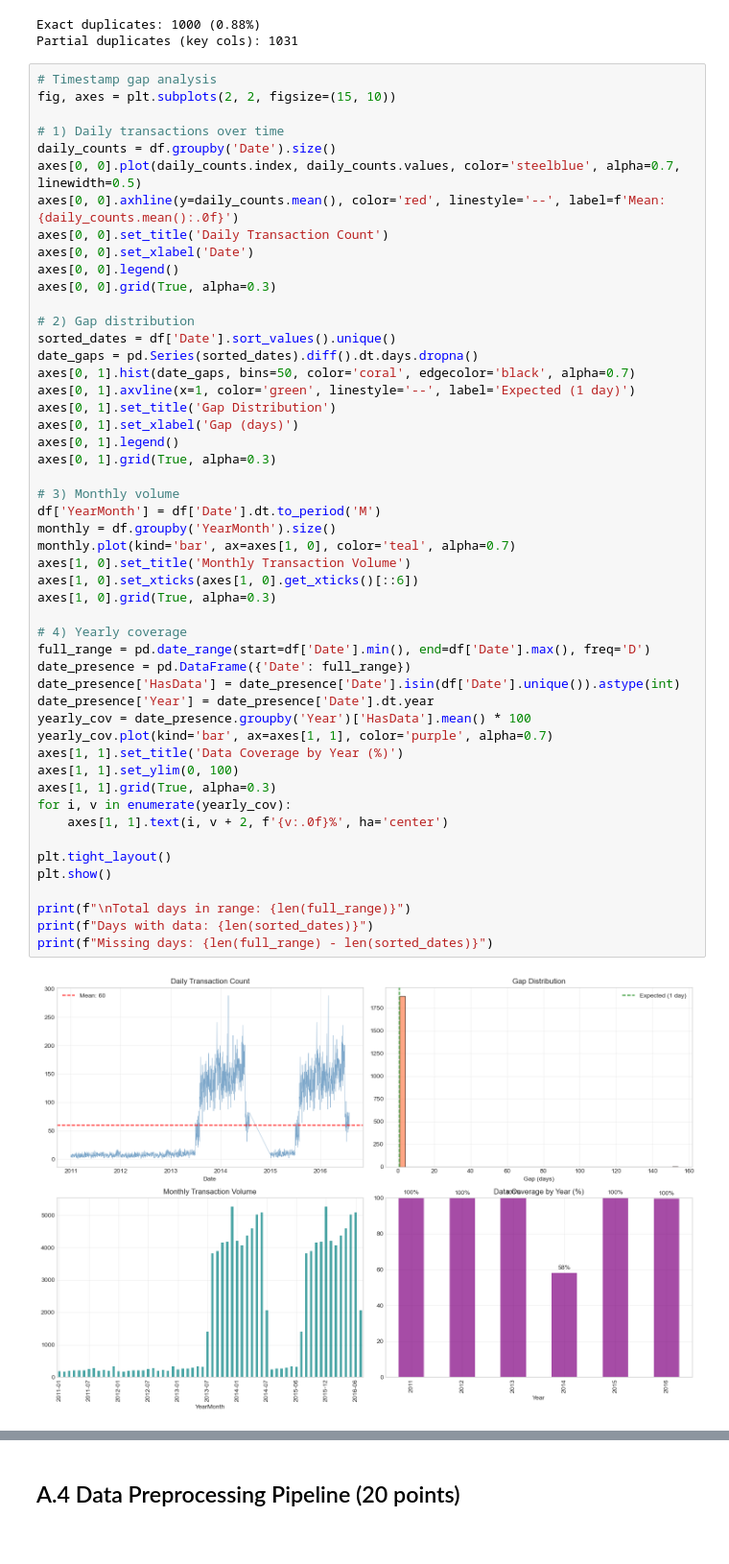
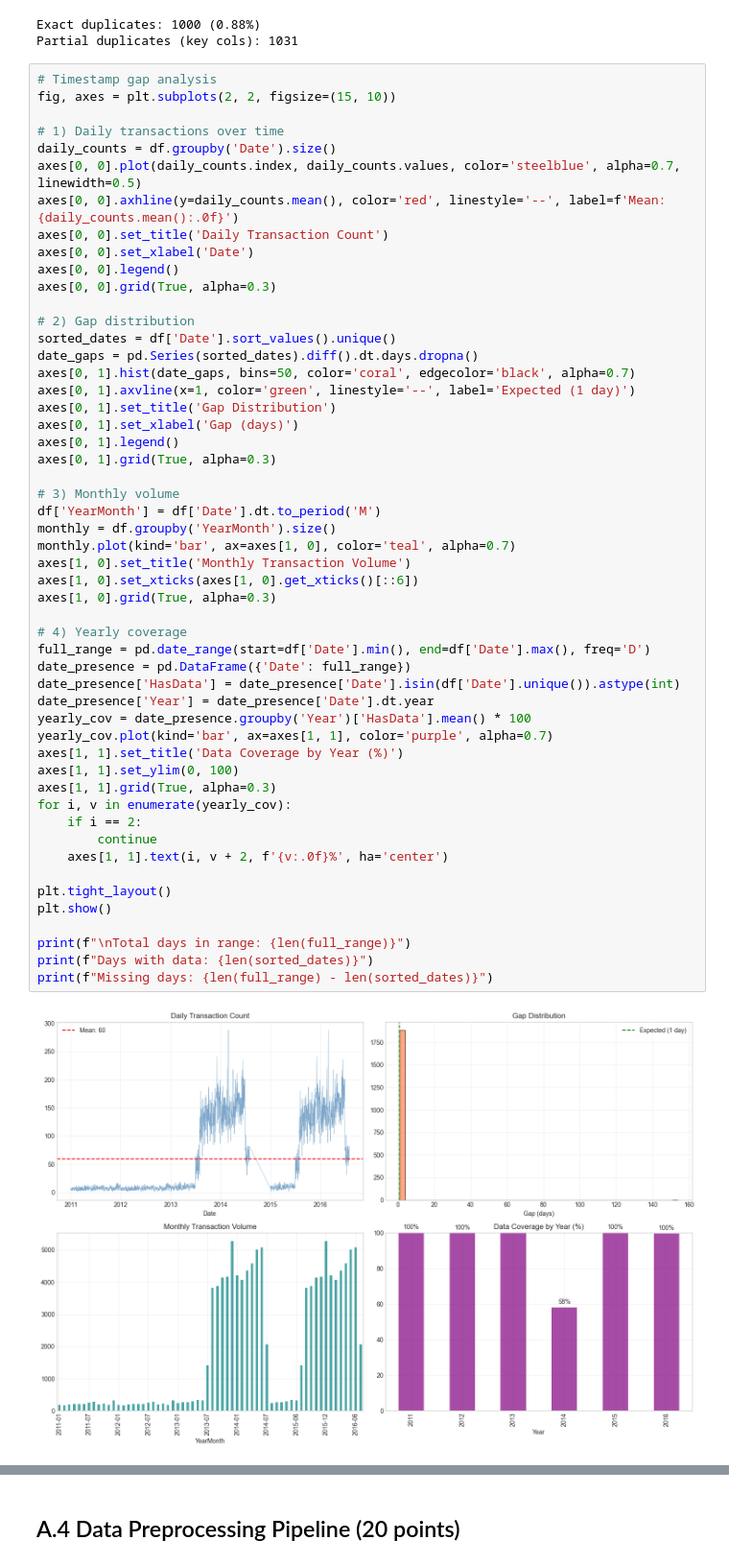
Before and after one commit to Kotschnig-edu/DataAnalysis, a Jupyter notebook: Project.ipynb, the cells around one changed output, grey strips where cells are left out. Shown at 96% size. Saved outputs shown, nothing was run; the diff lists cells and outputs as text.

```diff
--- a/Project.ipynb
+++ b/Project.ipynb
@@ -258,34 +260,36 @@ axes[0, 1].legend()
 axes[0, 1].grid(True, alpha=0.3)
 
 # 3) Monthly volume
 df['YearMonth'] = df['Date'].dt.to_period('M')
 monthly = df.groupby('YearMonth').size()
 monthly.plot(kind='bar', ax=axes[1, 0], color='teal', alpha=0.7)
 axes[1, 0].set_title('Monthly Transaction Volume')
 axes[1, 0].set_xticks(axes[1, 0].get_xticks()[::6])
 axes[1, 0].grid(True, alpha=0.3)
 
 # 4) Yearly coverage
 full_range = pd.date_range(start=df['Date'].min(), end=df['Date'].max(), freq='D')
 date_presence = pd.DataFrame({'Date': full_range})
 date_presence['HasData'] = date_presence['Date'].isin(df['Date'].unique()).astype(int)
 date_presence['Year'] = date_presence['Date'].dt.year
 yearly_cov = date_presence.groupby('Year')['HasData'].mean() * 100
 yearly_cov.plot(kind='bar', ax=axes[1, 1], color='purple', alpha=0.7)
 axes[1, 1].set_title('Data Coverage by Year (%)')
 axes[1, 1].set_ylim(0, 100)
 axes[1, 1].grid(True, alpha=0.3)
 for i, v in enumerate(yearly_cov):
+    if i == 2:
+        continue
     axes[1, 1].text(i, v + 2, f'{v:.0f}%', ha='center')
 
 plt.tight_layout()
 plt.show()
 
 print(f"\nTotal days in range: {len(full_range)}")
 print(f"Days with data: {len(sorted_dates)}")
 print(f"Missing days: {len(full_range) - len(sorted_dates)}")
 # %% [output]
-[figure, old version]
+[figure, new version]
 Total days in range: 2039
 Days with data: 1884
 Missing days: 155
```
Also changed, not shown: parts of 20 cells of this notebook, 1 other file.
